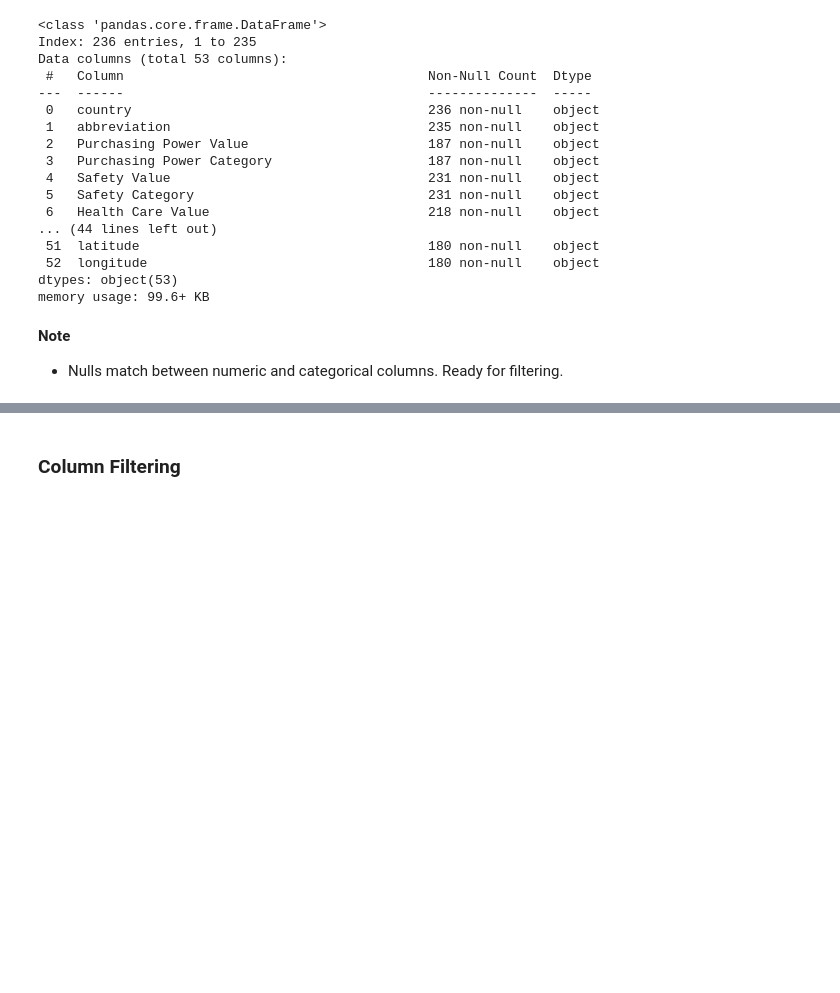
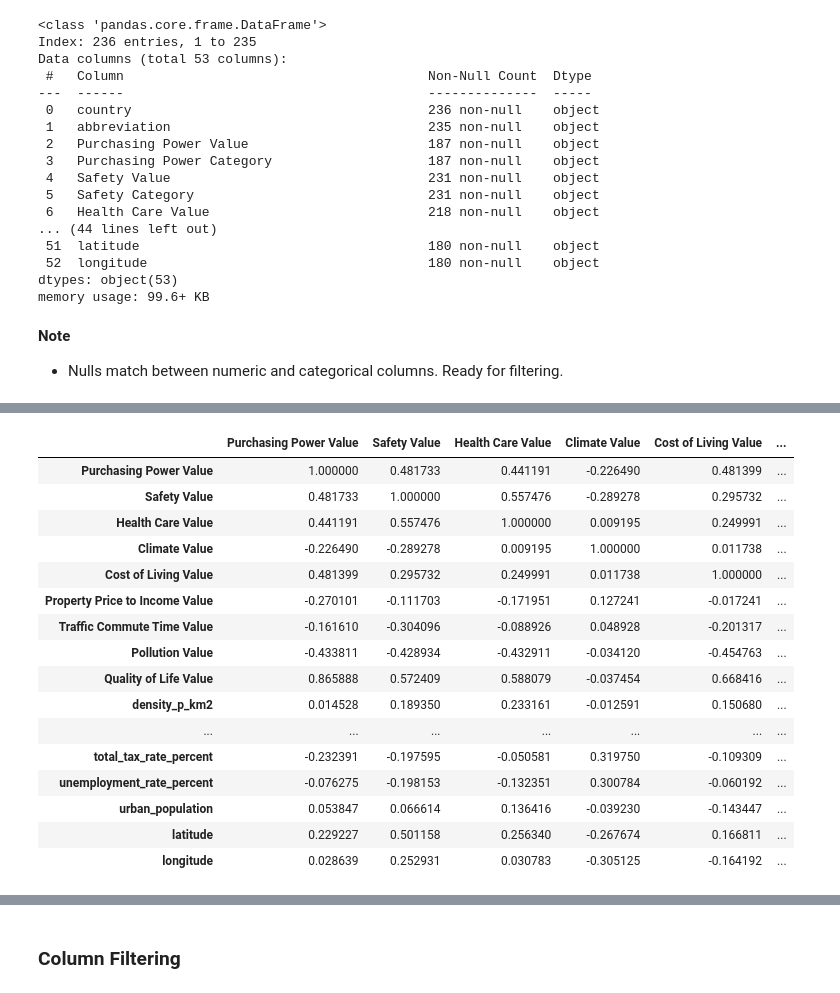
Before and after one commit to DerekWEmerson/Country-Data-Analysis, a Jupyter notebook: Files/CountryAnalysis.ipynb, the cells around one changed output, grey strips where cells are left out. Cells and saved outputs as stored; diff of their text form; code cells hidden in the pictures; blank space fills up the shorter version.

```diff
--- a/Files/CountryAnalysis.ipynb
+++ b/Files/CountryAnalysis.ipynb
@@ -233,0 +303,20 @@ memory usage: 99.6+ KB
+# %%
+df.corr(numeric_only = True)
+# %% [output]
+|  | Purchasing Power Value | Safety Value | Health Care Value | Climate Value | Cost of Living Value | ... |
+| Purchasing Power Value | 1.000000 | 0.481733 | 0.441191 | -0.226490 | 0.481399 | ... |
+| Safety Value | 0.481733 | 1.000000 | 0.557476 | -0.289278 | 0.295732 | ... |
+| Health Care Value | 0.441191 | 0.557476 | 1.000000 | 0.009195 | 0.249991 | ... |
+| Climate Value | -0.226490 | -0.289278 | 0.009195 | 1.000000 | 0.011738 | ... |
+| Cost of Living Value | 0.481399 | 0.295732 | 0.249991 | 0.011738 | 1.000000 | ... |
+| Property Price to Income Value | -0.270101 | -0.111703 | -0.171951 | 0.127241 | -0.017241 | ... |
+| Traffic Commute Time Value | -0.161610 | -0.304096 | -0.088926 | 0.048928 | -0.201317 | ... |
+| Pollution Value | -0.433811 | -0.428934 | -0.432911 | -0.034120 | -0.454763 | ... |
+| Quality of Life Value | 0.865888 | 0.572409 | 0.588079 | -0.037454 | 0.668416 | ... |
+| density_p_km2 | 0.014528 | 0.189350 | 0.233161 | -0.012591 | 0.150680 | ... |
+| ... | ... | ... | ... | ... | ... | ... |
+| total_tax_rate_percent | -0.232391 | -0.197595 | -0.050581 | 0.319750 | -0.109309 | ... |
+| unemployment_rate_percent | -0.076275 | -0.198153 | -0.132351 | 0.300784 | -0.060192 | ... |
+| urban_population | 0.053847 | 0.066614 | 0.136416 | -0.039230 | -0.143447 | ... |
+| latitude | 0.229227 | 0.501158 | 0.256340 | -0.267674 | 0.166811 | ... |
+| longitude | 0.028639 | 0.252931 | 0.030783 | -0.305125 | -0.164192 | ... |
```
Also changed, not shown: parts of 32 cells of this notebook.
